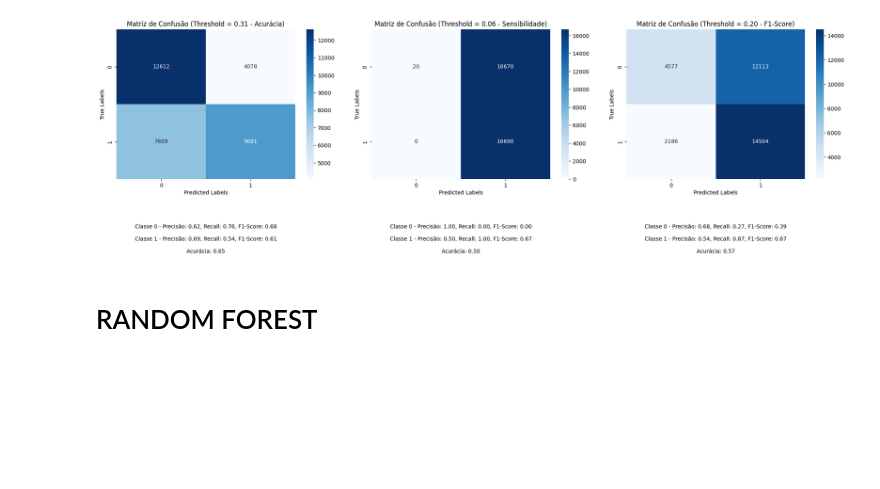
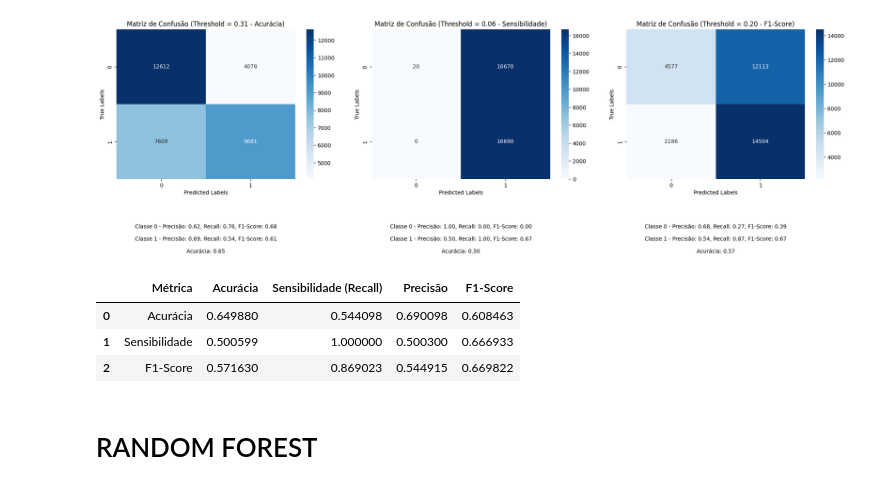
Before and after one commit to AzuraLV/Colabs, a Jupyter notebook: experimentos_parto_prematuro/exp_1_hybrid_1.0..ipynb, the cells around one changed output. Cells and saved outputs as stored; diff of their text form; code cells hidden in the pictures; blank space fills up the shorter version.

```diff
--- a/experimentos_parto_prematuro/exp_1_hybrid_1.0..ipynb
+++ b/experimentos_parto_prematuro/exp_1_hybrid_1.0..ipynb
@@ -327,6 +325,39 @@ plt.tight_layout(rect=[0, 0.25, 1, 1])
 plt.show()
 # %% [output]
 [figure]
+# %%
+y_pred_proba_dt = np.array(y_pred_proba_dt)
+
+results = {
+    "Métrica": [],
+    "Acurácia": [],
+    "Sensibilidade (Recall)": [],
+    "Precisão": [],
+    "F1-Score": []
+}
+
+for name, threshold in thresholds:
+
+    y_pred_threshold_dt = (y_pred_proba_dt >= threshold).astype(int)
+
+    report = classification_report(y_test, y_pred_threshold_dt, output_dict=True)
+    accuracy = accuracy_score(y_test, y_pred_threshold_dt)
+
+    # Append results
+    results["Métrica"].append(name)
+    results["Acurácia"].append(accuracy)
+    results["Sensibilidade (Recall)"].append(report['1']['recall'])
+    results["Precisão"].append(report['1']['precision'])
+    results["F1-Score"].append(report['1']['f1-score'])
+
+results_df = pd.DataFrame(results)
+# %%
+results_df
+# %% [output]
+|  | Métrica | Acurácia | Sensibilidade (Recall) | Precisão | F1-Score |
+| 0 | Acurácia | 0.649880 | 0.544098 | 0.690098 | 0.608463 |
+| 1 | Sensibilidade | 0.500599 | 1.000000 | 0.500300 | 0.666933 |
+| 2 | F1-Score | 0.571630 | 0.869023 | 0.544915 | 0.669822 |
 # %% [markdown]
 # RANDOM FOREST
 # %%
```
Also changed, not shown: parts of 9 cells of this notebook, 5 other files.
